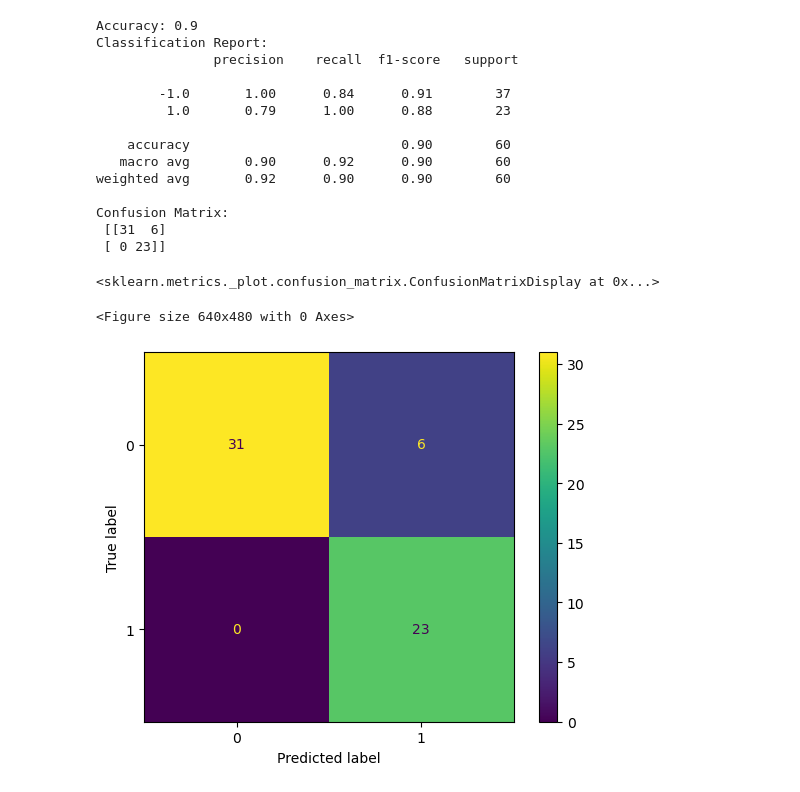
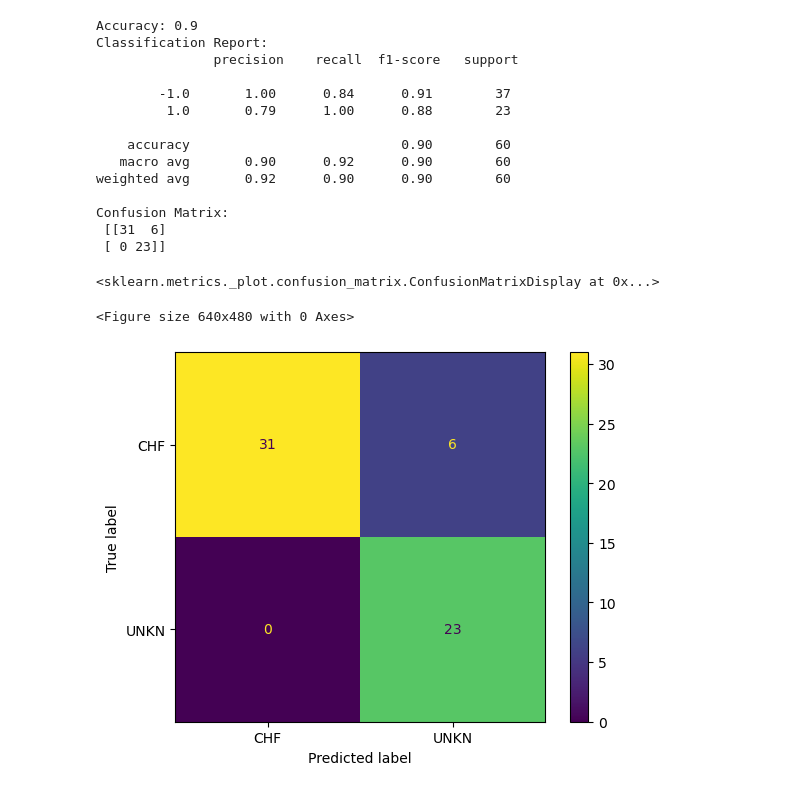
Before and after one commit to AntoninGraf/ML4E-project-metalclassifier-GG, a Jupyter notebook: train_SVM_onevsall.ipynb, the cells around one changed output. Drawn from its saved outputs; the diff is of its cells as text; code cells hidden in the pictures.

```diff
--- a/train_SVM_onevsall.ipynb
+++ b/train_SVM_onevsall.ipynb
@@ -22,7 +22,7 @@ clf = svm.OneClassSVM(kernel='rbf', gamma='scale', nu=nu)
 model = clf.fit(X)
 
 #save the model
-with open("data/Tests/modelOneVsAll.pkl","wb+") as f:
+with open("models/modelOneVsAll.pkl","wb+") as f:
     pickle.dump(model, f)
 # %%
 #test prediction with validation set
@@ -37,32 +37,32 @@ Y_pred = model.predict(X_valid)
 #results
 accuracy = accuracy_score(Y_valid, Y_pred)
 print(f"Accuracy: {accuracy}")
 
 #classification report
 report = classification_report(Y_valid, Y_pred)
 print("Classification Report:\n", report)
 
 #confusion matrix
 conf_matrix = confusion_matrix(Y_valid, Y_pred)
 print("Confusion Matrix:\n", conf_matrix)
 
 plt.figure()
-ConfusionMatrixDisplay(conf_matrix).plot()
+ConfusionMatrixDisplay(conf_matrix,display_labels=["CHF","UNKN"]).plot()
 # %% [output]
 Accuracy: 0.9
 Classification Report:
                precision    recall  f1-score   support
 
         -1.0       1.00      0.84      0.91        37
          1.0       0.79      1.00      0.88        23
 
     accuracy                           0.90        60
    macro avg       0.90      0.92      0.90        60
 weighted avg       0.92      0.90      0.90        60
 
 Confusion Matrix:
  [[31  6]
  [ 0 23]]
 <sklearn.metrics._plot.confusion_matrix.ConfusionMatrixDisplay at 0x...>
 <Figure size 640x480 with 0 Axes>
-[figure, old version]
+[figure, new version]
```
Also changed, not shown: parts of 2 cells of this notebook, 8 other files.
